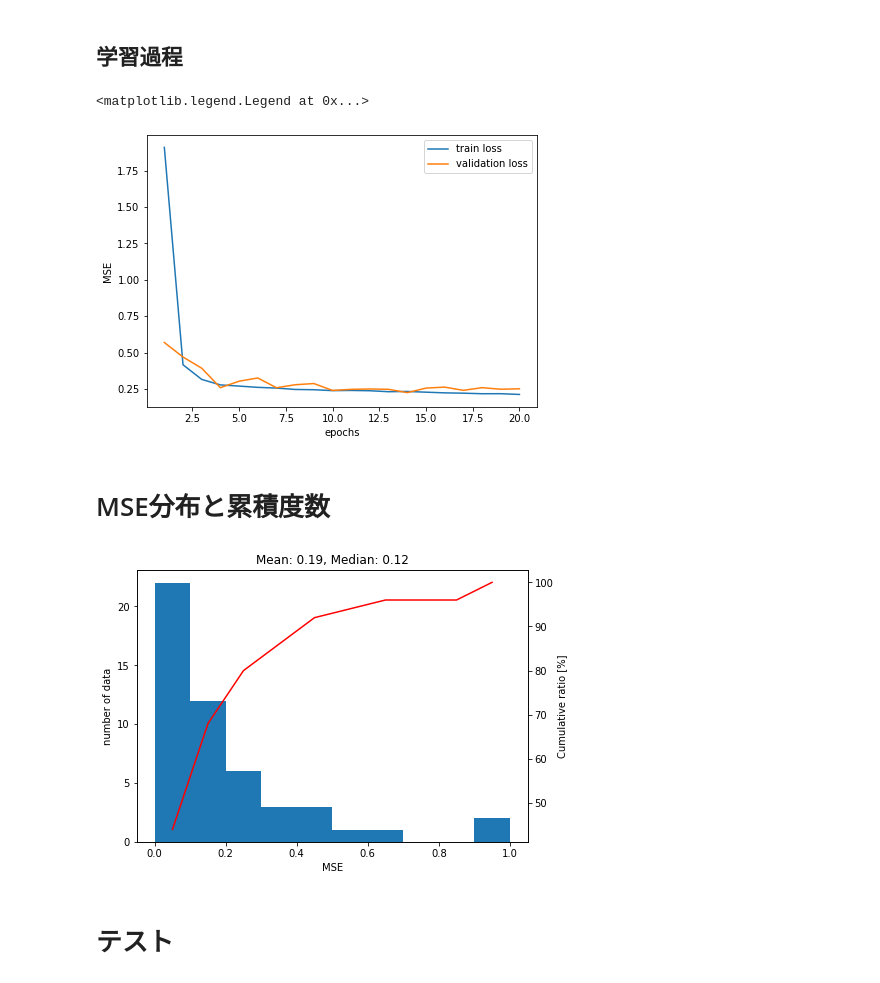
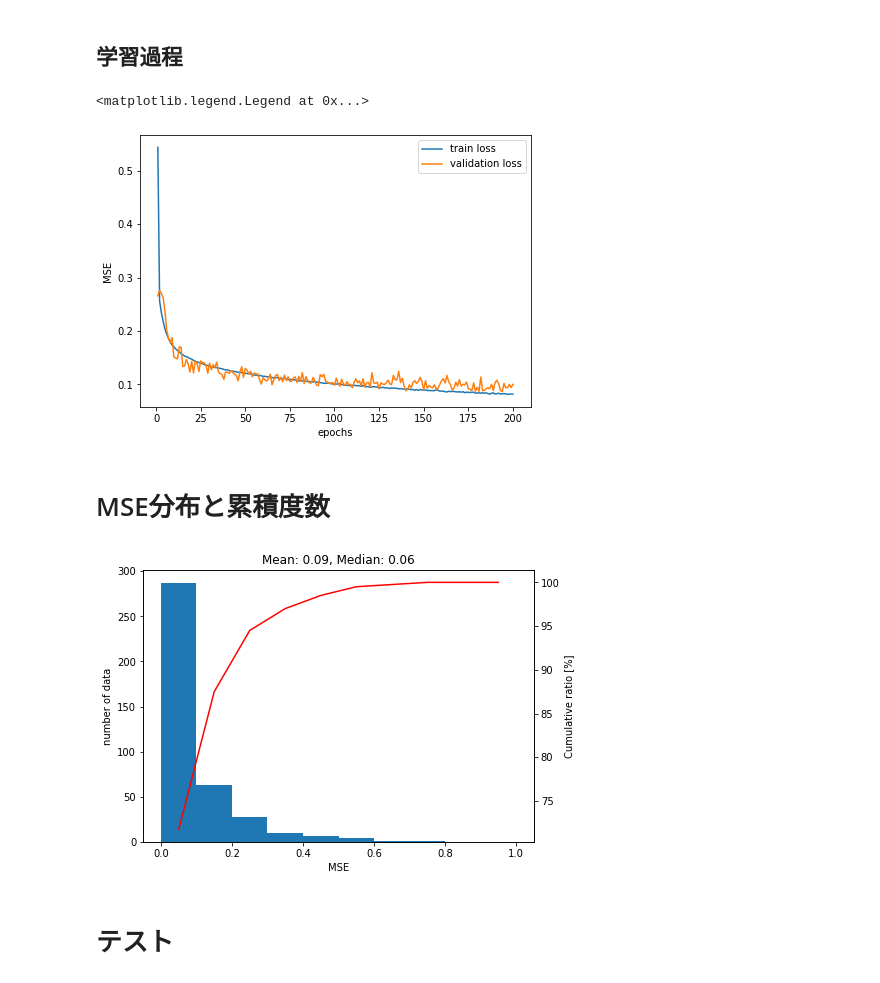
Before and after one commit to WasedaGeophysics/DLXEM, a Jupyter notebook: environment/base/modeling_resolve.ipynb, the cells around one changed output. Drawn from its saved outputs; the diff is of its cells as text; code cells hidden in the pictures.

```diff
--- a/environment/base/modeling_resolve.ipynb
+++ b/environment/base/modeling_resolve.ipynb
@@ -27,27 +23,46 @@ from dlxem import networks, forward
 # %% [markdown]
 - settings
+# %%
+### SETTINGS ##########################
+# 層厚を決める
+
+thicks1 = np.hstack([[0.1]*10, [1.]*9, [10.]*9, [100]])
+
+thicks2 = np.hstack([[5], [.5]*10, [5.]*18, [100]*2])
+
+depth_max = 150
+depth_init = 1
+layers = 30
+
+depth3 = np.logspace(np.log10(depth_init), np.log10(depth_max), layers-1)
+depth3 = np.append([0], depth3)
+thicks3 = []
+for i in range(layers-1):
+    thicks3.append(depth3[i+1]-depth3[i])
+
+# 上から選ぶ or 自由に設定
+thicks = thicks2
 # %%
-### SETTINGS ##########################
-# 層厚を決める
-
-thicks = [10 for i in range(49)]
-
+# データ生成の設定
+size = 40000
+parallel_num = 8
 config = {
     'thicks' : thicks,
-    'res_range' : (1e-2, 1e4),
     'height_range' : (15, 75),
     'freqs' : [382, 1822, 7970, 35920, 130100],
     'span' : 7.86,
     'to_ppm' : True,
-    'add_noise' : False,
+    'add_noise' : True,
     'noise_level' : [10, 10, 20, 40, 50],
     'random_mode' : 'normal',
 }
 
-size = 5000
-parallel_num = 8
+# 学習の設定
+epochs = 200
+batch_size = 200
 
-file_tag = '20210706resolve_'
+# 保存ファイルの識別名
+file_tag = '20210709_resolve03'
 # %%
 dataset_path = 'database/dataset/'
 dsetfile_name = dataset_path + file_tag+'{}_{}.csv'.format(size, config['random_mode'])
@@ -100,7 +117,7 @@ else:
     input_dim = x.shape[1]
     output_dim = y.shape[1]
     network = networks.get_dnn(input_dim, output_dim)
-    history = network.fit(x_train, y_train, batch_size=200, epochs=20, verbose=2, validation_data=(x_val, y_val))
+    history = network.fit(x_train, y_train, batch_size=batch_size, epochs=epochs, verbose=2, validation_data=(x_val, y_val))
     network.save(nnetfile_name)
     hist_df = pd.DataFrame(history.history)
     hist_df.to_csv(histfile_name)
@@ -120,20 +134,20 @@ Call initializer instance with the dtype argument instead of passing it to the c
 # %% [markdown]
 ## 学習過程
 # %%
-epochs = 20
+epochs = epochs
 epochs = np.arange(1, epochs+1)
 val_mse = hist_df['val_loss'].values
 loss = hist_df['loss'].values
 fig = plt.figure(figsize=(7,5))
 ax = fig.add_subplot(111)
 ax.plot(epochs, loss, label='train loss')
 ax.plot(epochs, val_mse, label='validation loss')
 ax.set_xlabel('epochs')
 ax.set_ylabel('MSE')
 ax.legend()
 # %% [output]
 <matplotlib.legend.Legend at 0x...>
-[figure, old version]
+[figure, new version]
 # %% [markdown]
 # MSE分布と累積度数
 # %%
@@ -158,7 +172,7 @@ lines = bx.plot(x2, y2, ls='-', color='r', label='Cumulative ratio')
 bx.set_ylabel('Cumulative ratio [%]')
 print('')
 # %% [output]
-[figure, old version]
+[figure, new version]
 # %% [markdown]
 # テスト
 # %%
```
Also changed, not shown: parts of 8 cells of this notebook, 5 other files.
